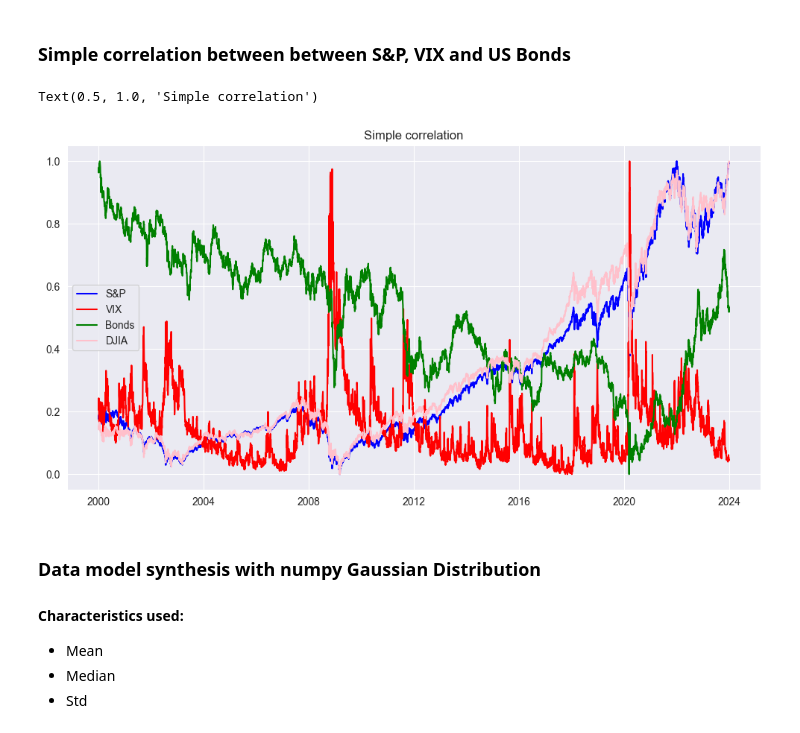
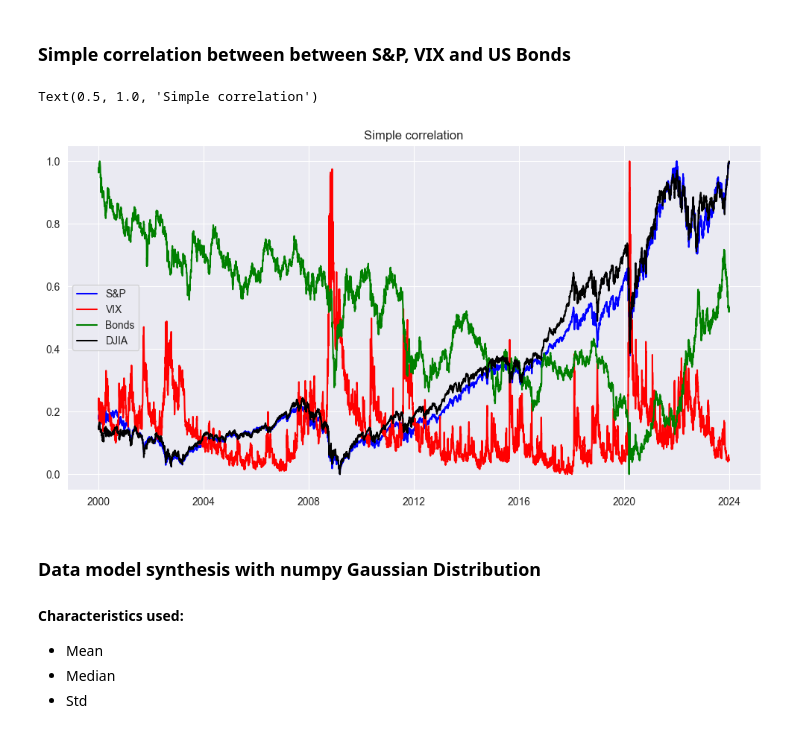
Before and after one commit to eddienubes/datascience-for-ek, a Jupyter notebook: project1/analysis.ipynb, the cells around one changed output. Cells and saved outputs as stored; diff of their text form; code cells hidden in the pictures.

Commit message:
feat(analysis): label

```diff
--- a/project1/analysis.ipynb
+++ b/project1/analysis.ipynb
@@ -154,20 +154,20 @@ Text(0.5, 1.0, 'Correlation matrix')
 # %%
 fig, ax = plt.subplots(figsize=(12, 6))
 
 snp_norm = (snp_data['close'] - snp_data['close'].min()) / (snp_data['close'].max() - snp_data['close'].min())
 vix_norm = (vix_data['close'] - vix_data['close'].min()) / (vix_data['close'].max() - vix_data['close'].min())
 bonds_norm = (bonds_data['close'] - bonds_data['close'].min()) / (bonds_data['close'].max() - bonds_data['close'].min())
 djia_norm = (djia_data['close'] - djia_data['close'].min()) / (djia_data['close'].max() - djia_data['close'].min())
 
 ax.plot(snp_norm.index, snp_norm, color='b', label='S&P')
 ax.plot(vix_norm.index, vix_norm, color='r', label='VIX')
 ax.plot(bonds_norm.index, bonds_norm, color='g', label='Bonds')
-ax.plot(djia_norm.index, djia_norm, color='pink', label='DJIA')
+ax.plot(djia_norm.index, djia_norm, color='black', label='DJIA')
 ax.legend()
 ax.set_title('Simple correlation')
 # %% [output]
 Text(0.5, 1.0, 'Simple correlation')
-[figure, old version]
+[figure, new version]
 # %% [markdown]
 ### Data model synthesis with numpy Gaussian Distribution
 #### Characteristics used:
```
Also changed, not shown: parts of 1 cell of this notebook.
